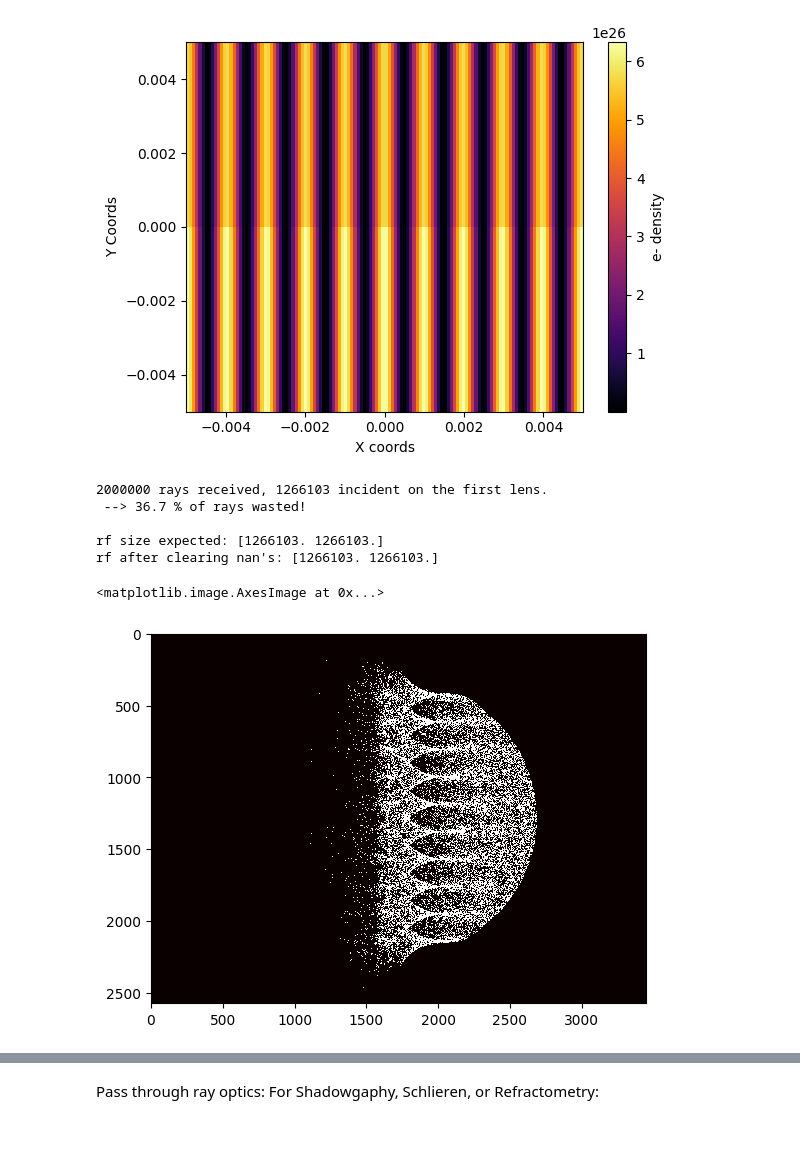
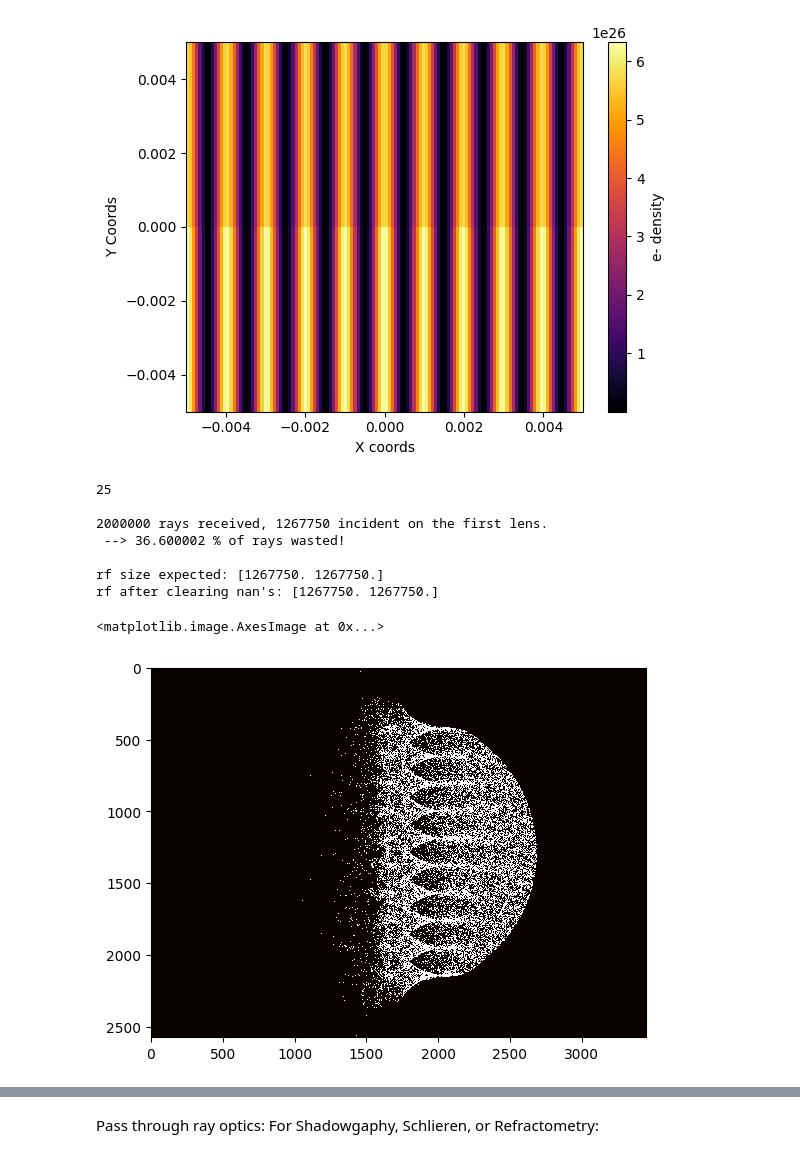
Before and after one commit to MAGPIE-ICL/SLOTH, a Jupyter notebook: examples/example_sinewave.ipynb, the cells around one changed output, grey strips where cells are left out. Saved outputs shown, nothing was run; the diff lists cells and outputs as text; code cells hidden in the pictures.

```diff
--- a/examples/example_sinewave.ipynb
+++ b/examples/example_sinewave.ipynb
@@ -140,22 +133,24 @@ Text(0, 0.5, 'e- density')
 [figure]
 # %%
 #in the diagnostic initialisation, details on the lens configurations, and detector dimensions can be specified
-refractometer = diag.Refractometry(lwl, rf)
+refractometer = diag.Refractometry(lwl, rf, R = 25)
 # cam't clear_mem if you want to generate other graphs afterwards
 refractometer.plot_rays(bin_scale = 1, clear_mem = False)
 
 #information accessed by .H(istogram) , e.g plt.imshow(refractometer.H)
 
 #plt.imshow(refractometer.H, cmap='hot', interpolation='nearest', clim = (0, 2))
 plt.imshow(refractometer.H, cmap = 'hot', interpolation = 'nearest', clim = (0.5, 1))
 # %% [output]
-2000000 rays received, 1266103 incident on the first lens.
- --> 36.7 % of rays wasted!
+25
 
-rf size expected: [1266103. 1266103.]
-rf after clearing nan's: [1266103. 1266103.]
+2000000 rays received, 1267750 incident on the first lens.
+ --> 36.600002 % of rays wasted!
+
+rf size expected: [1267750. 1267750.]
+rf after clearing nan's: [1267750. 1267750.]
 <matplotlib.image.AxesImage at 0x...>
-[figure, old version]
+[figure, new version]
 # %%
 #from diagnostics import m_to_mm
 #rf_mm = m_to_mm(rf)
```
Also changed, not shown: parts of 7 cells of this notebook, 1 other file.
